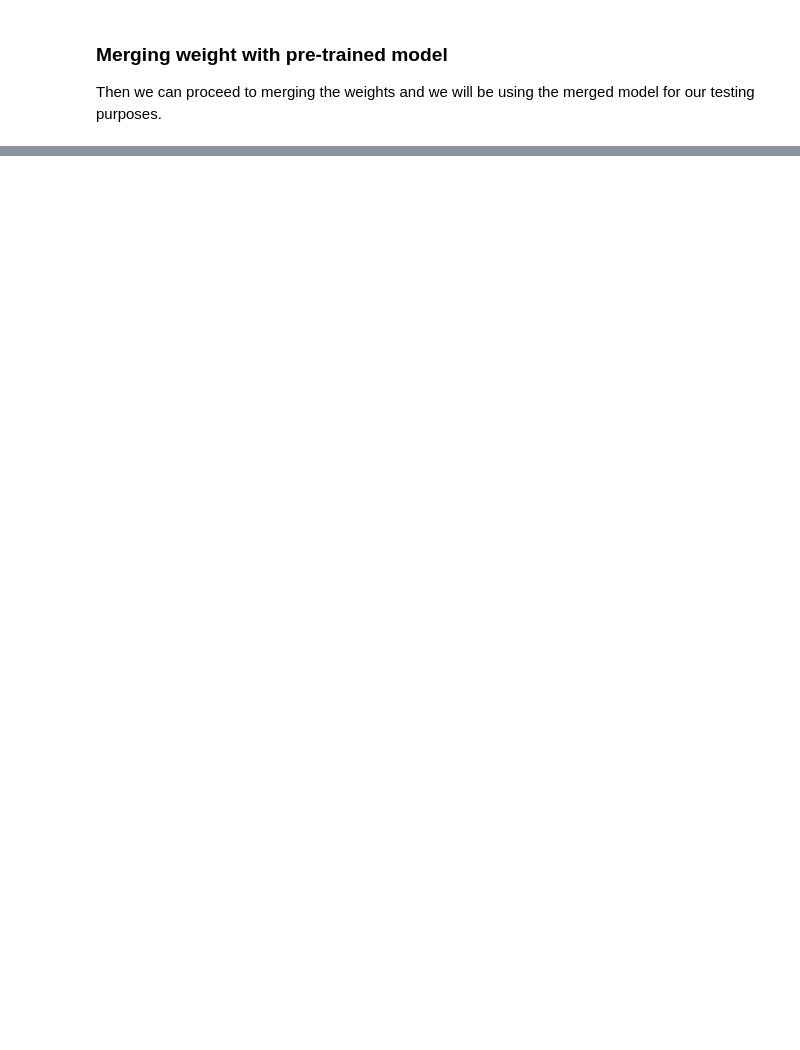
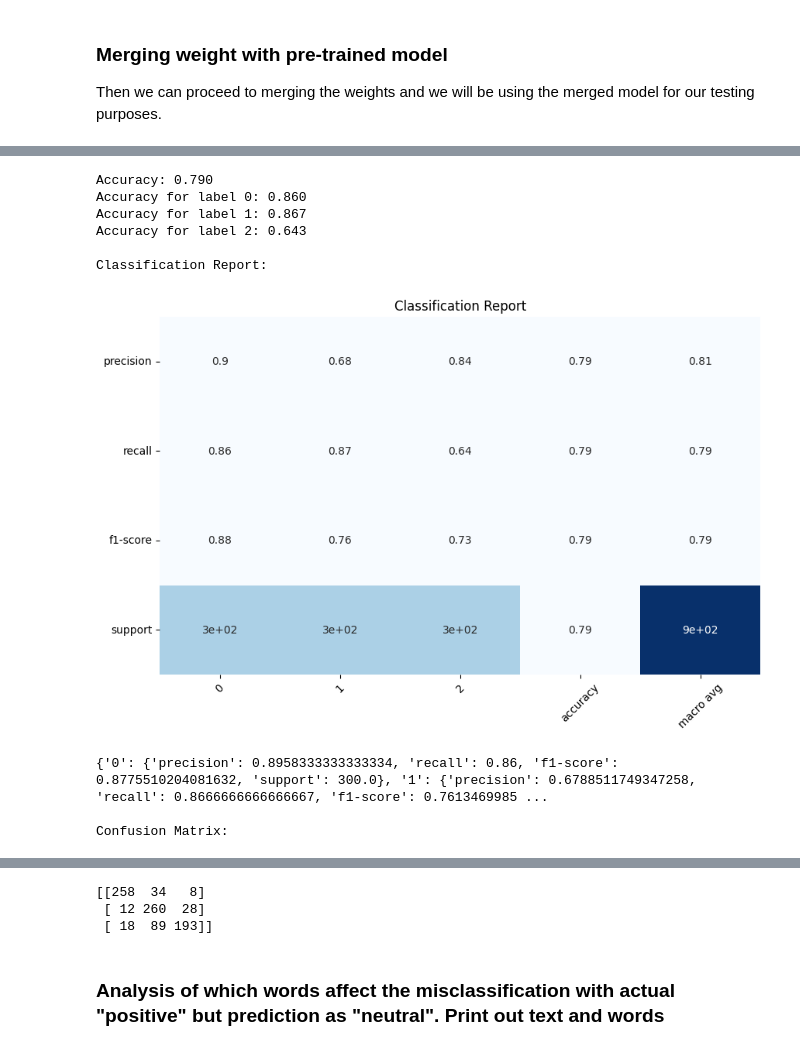
Before and after one commit to vinhnxuan/fin-news-classification, a Jupyter notebook: src/scripts/finetune_llama2.ipynb, the cells around one changed output, grey strips where cells are left out. Cells and saved outputs as stored; diff of their text form; code cells hidden in the pictures; blank space fills up the shorter version.

```diff
--- a/src/scripts/finetune_llama2.ipynb
+++ b/src/scripts/finetune_llama2.ipynb
@@ -221,0 +249,21 @@ for categorical_predictor in categorical_predictors:
+# %%
+import numpy as np
+from libs.utils import evaluate
+mapping = {'positive': 2, 'neutral': 1, 'none':1, 'negative': 0}
+def map_func(x):
+    return mapping.get(x, 1)
+
+y_true = np.vectorize(map_func)(y_test)
+y_pred = np.vectorize(map_func)(predictions)
+evaluate(y_true, y_pred, method="test", show = True)
+# %% [output]
+Accuracy: 0.790
+Accuracy for label 0: 0.860
+Accuracy for label 1: 0.867
+Accuracy for label 2: 0.643
+
+Classification Report:
+[figure, added]
+{'0': {'precision': 0.8958333333333334, 'recall': 0.86, 'f1-score': 0.8775510204081632, 'support': 300.0}, '1': {'precision': 0.6788511749347258, 'recall': 0.8666666666666667, 'f1-score': 0.7613469985 ...
+
+Confusion Matrix:
@@ -221,0 +271,5 @@ for categorical_predictor in categorical_predictors:
+[[258  34   8]
+ [ 12 260  28]
+ [ 18  89 193]]
+# %% [markdown]
+### Analysis of which words affect the misclassification with actual "positive" but prediction as "neutral". Print out text and words
```
Also changed, not shown: parts of 8 cells of this notebook, 6 other files.
